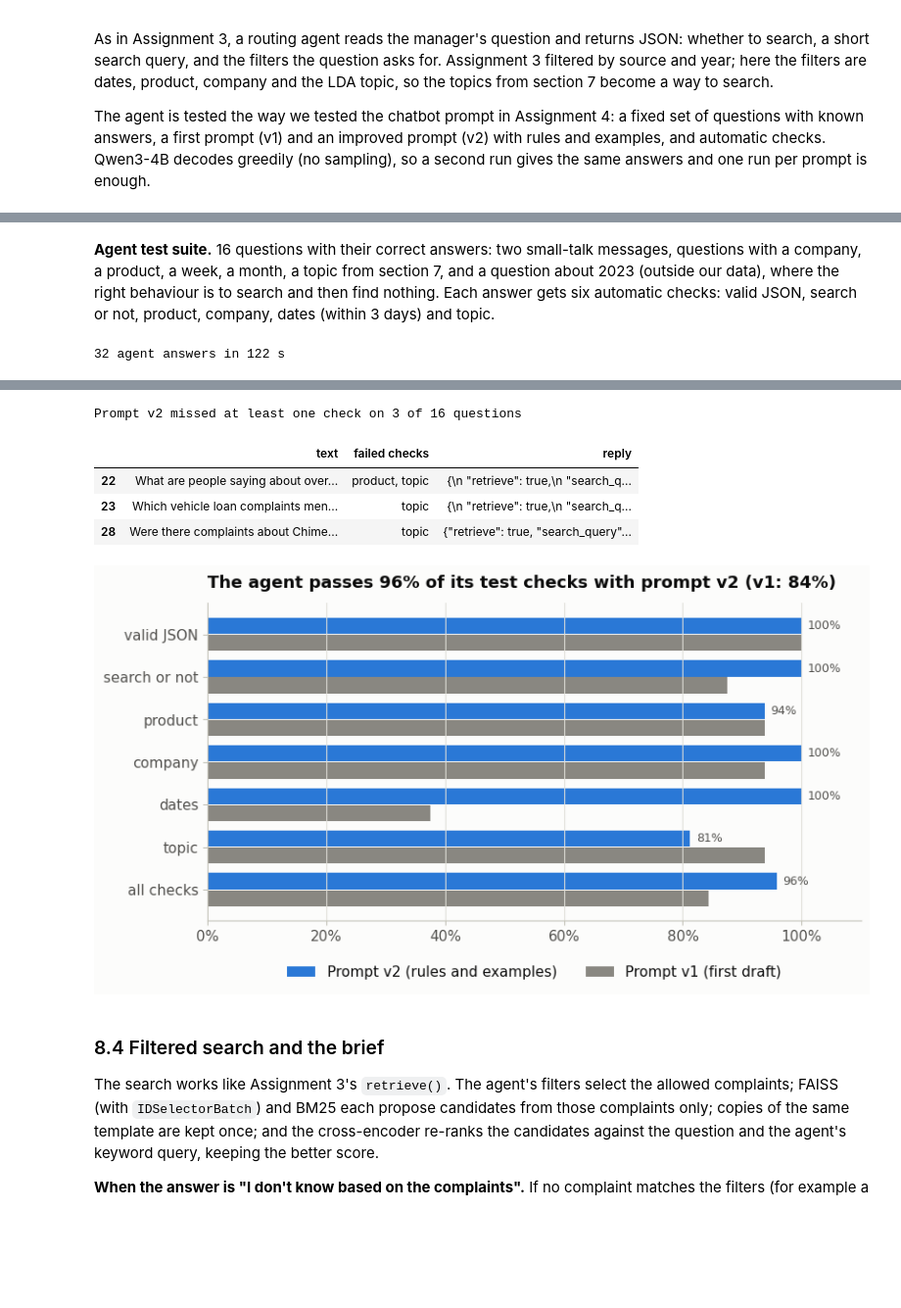
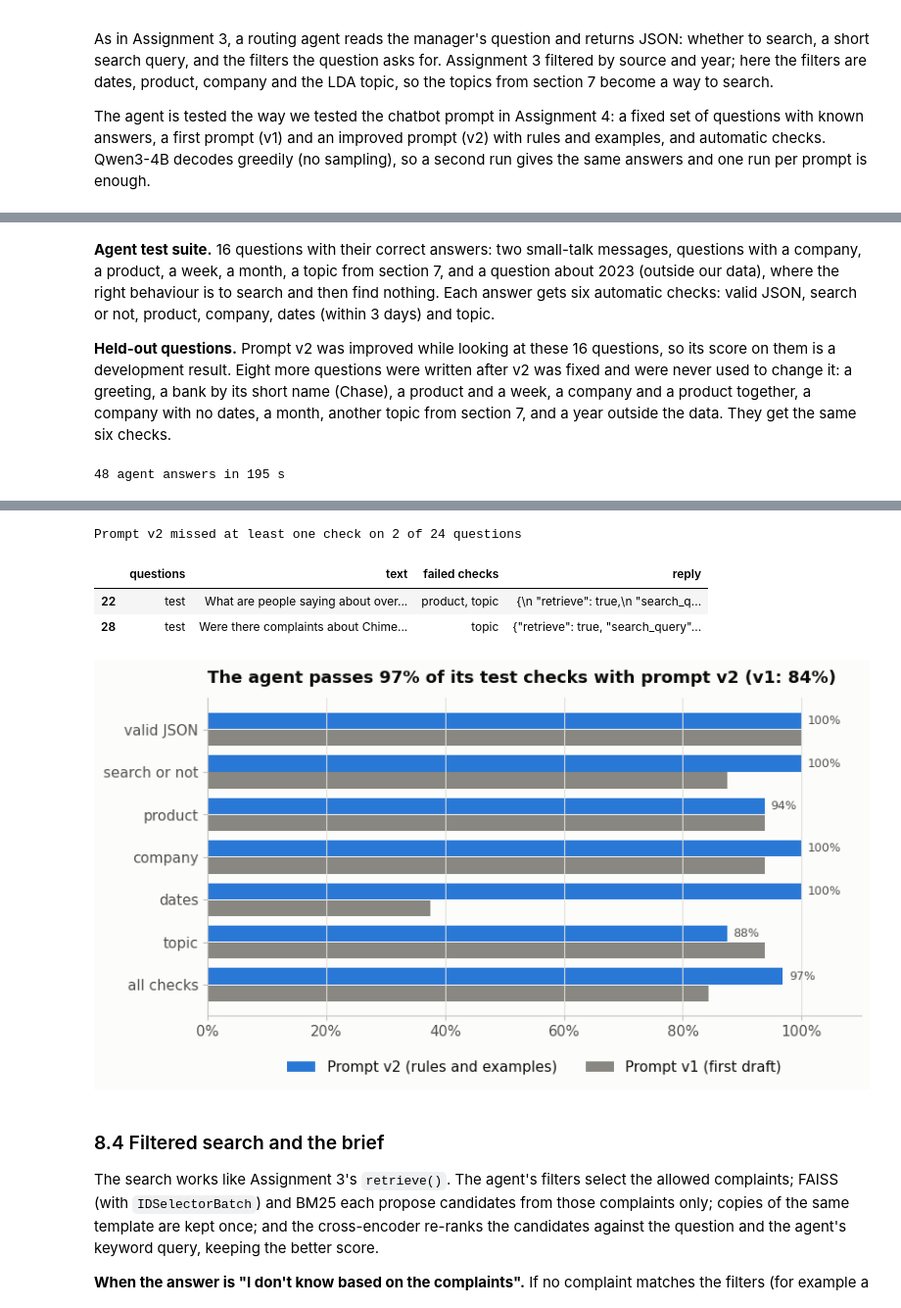
Before and after one commit to TedXpro/Introduction-To-Artificial-Intelligence-and-Machine-Learning-, a Jupyter notebook: FinalTermAssignment/Final_Project_Complaint_Intelligence.ipynb, the cells around one changed output, grey strips where cells are left out. Shown at 98% size. Cells and saved outputs as stored; diff of their text form; code cells hidden in the pictures; blank space fills up the shorter version.

```diff
--- a/FinalTermAssignment/Final_Project_Complaint_Intelligence.ipynb
+++ b/FinalTermAssignment/Final_Project_Complaint_Intelligence.ipynb
@@ -1124,8 +1325,9 @@ display(topic_table.style.format({"share of unique complaints": "{:.1%}", "share
 # %%
-u = df.loc[unique_ids]
+u = df.loc[test_idx]
 NMI = normalized_mutual_info_score(u["issue"], u["topic"])
 NMI_RANDOM = normalized_mutual_info_score(u["issue"], np.random.default_rng(SEED).permutation(u["topic"].to_numpy()))
-print(f"Agreement with the CFPB issue labels (NMI): {NMI:.3f}, random topics: {NMI_RANDOM:.3f}")
+print(f"Agreement with the CFPB issue labels on test complaints (NMI): {NMI:.3f}, "
+      f"untuned {UNTUNED_TEST_NMI:.3f}, random topics {NMI_RANDOM:.3f}")
 
 top_issues = u["issue"].value_counts().index[:8]
 heat = pd.crosstab(u["topic"], u["issue"], normalize="index").reindex(columns=top_issues, fill_value=0)
@@ -1671,6 +1887,8 @@ def agent_decide(question, prompt=None):
     }
 # %% [markdown]
 **Agent test suite.** 16 questions with their correct answers: two small-talk messages, questions with a company, a product, a week, a month, a topic from section 7, and a question about 2023 (outside our data), where the right behaviour is to search and then find nothing. Each answer gets six automatic checks: valid JSON, search or not, product, company, dates (within 3 days) and topic.
+
+**Held-out questions.** Prompt v2 was improved while looking at these 16 questions, so its score on them is a development result. Eight more questions were written after v2 was fixed and were never used to change it: a greeting, a bank by its short name (Chase), a product and a week, a company and a product together, a company with no dates, a month, another topic from section 7, and a year outside the data. They get the same six checks.
 # %%
 def week_of(day):
     start = pd.Timestamp(day)
@@ -1686,6 +1904,7 @@ ranked_alarms = alarm_review.sort_values("times normal", ascending=False)
 topic_a = int(ranked_alarms.iloc[0]["topic"]) if len(ranked_alarms) else int(df["topic"].mode()[0])
 week_a = ranked_alarms.iloc[0]["week"] if len(ranked_alarms) else pd.Timestamp("2025-01-13")
 topic_b = next(int(t) for t in df["topic"].value_counts().index if t != topic_a)
+topic_c = next(int(t) for t in df["topic"].value_counts().index if t not in (topic_a, topic_b))
 
 AGENT_TESTS = [
     ("Hello! What can you do?", False, None, None, None, None),
@@ -1714,6 +1933,20 @@ AGENT_TESTS = [
     ("Give me complaints about PayPal from the week of 3 March.", True, None, "Paypal Holdings, Inc",
      week_of("2025-03-03"), None),
 ]
+AGENT_TESTS_HELDOUT = [
+    ("Good morning!", False, None, None, None, None),
+    ("What did Chase customers complain about in February?", True, None, "JPMORGAN CHASE & CO.", month_of(2025, 2), None),
+    ("Were there mortgage complaints about escrow in the week of 8 September?", True, PRODUCTS[3], None,
+     week_of("2025-09-08"), None),
+    ("What did Citibank credit card customers report in July?", True, PRODUCTS[1], "CITIBANK, N.A.",
+     month_of(2025, 7), None),
+    ("What are Synchrony customers unhappy about?", True, None, "SYNCHRONY FINANCIAL", None, None),
+    ("Which vehicle loan complaints came in during December?", True, PRODUCTS[4], None, month_of(2025, 12), None),
+    (f"What were customers saying about {topic_names[topic_c].lower()} in May?", True, None, None, month_of(2025, 5),
+     topic_c),
+    ("What did Capital One customers report in 2024?", True, None, "CAPITAL ONE FINANCIAL CORPORATION",
+     (pd.Timestamp("2024-01-01"), pd.Timestamp("2024-12-31")), None),
+]
 CHECKS = ["valid JSON", "search or not", "product", "company", "dates", "topic"]
 
 
@@ -1738,29 +1971,39 @@ def run_checks(decision, case):
     }
 
 
-AGENT_V1 = AGENT_V2 = None
-agent_results = None
-if RUN_QWEN:
+def run_suite(tests):
     rows = []
-    start = time.time()
     for version, prompt in [("v1", AGENT_PROMPT_V1), ("v2", AGENT_PROMPT_V2)]:
-        for n, case in enumerate(AGENT_TESTS):
+        for n, case in enumerate(tests):
             decision = agent_decide(case[0], prompt)
             rows.append({"prompt": version, "question": n, "text": case[0], **run_checks(decision, case),
                          "reply": decision["reply"]})
-    agent_results = pd.DataFrame(rows)
-    pass_rates = agent_results.groupby("prompt")[CHECKS].mean().T
-    pass_rates.loc["all checks"] = pass_rates.mean()
+    results = pd.DataFrame(rows)
+    rates = results.groupby("prompt")[CHECKS].mean().T
+    rates.loc["all checks"] = rates.mean()
+    return results, rates
+
+
+AGENT_V1 = AGENT_V2 = AGENT_HELDOUT_V1 = AGENT_HELDOUT_V2 = None
+agent_results = heldout_results = None
+if RUN_QWEN:
+    start = time.time()
+    agent_results, pass_rates = run_suite(AGENT_TESTS)
+    heldout_results, heldout_rates = run_suite(AGENT_TESTS_HELDOUT)
     AGENT_V1, AGENT_V2 = pass_rates.loc["all checks", "v1"], pass_rates.loc["all checks", "v2"]
-    print(f"{len(agent_results)} agent answers in {time.time() - start:.0f} s")
-    display(pass_rates.style.format("{:.0%}"))
+    AGENT_HELDOUT_V1, AGENT_HELDOUT_V2 = heldout_rates.loc["all checks", "v1"], heldout_rates.loc["all checks", "v2"]
+    print(f"{len(agent_results) + len(heldout_results)} agent answers in {time.time() - start:.0f} s")
+    display(pd.concat({f"{len(AGENT_TESTS)} test questions": pass_rates,
+                       f"{len(AGENT_TESTS_HELDOUT)} held-out questions": heldout_rates}, axis=1).style.format("{:.0%}"))
 
-    v2 = agent_results[agent_results["prompt"] == "v2"].copy()
+    v2 = pd.concat([agent_results.assign(questions="test"), heldout_results.assign(questions="held-out")])
+    v2 = v2[v2["prompt"] == "v2"].copy()
     v2["failed checks"] = v2[CHECKS].apply(lambda r: ", ".join(c for c in CHECKS if not r[c]), axis=1)
     v2_failed = v2[v2["failed checks"] != ""]
-    print(f"Prompt v2 missed at least one check on {len(v2_failed)} of {len(AGENT_TESTS)} questions")
+    print(f"Prompt v2 missed at least one check on {len(v2_failed)} of {len(v2)} questions")
     if len(v2_failed):
-        display(v2_failed[["text", "failed checks", "reply"]].assign(reply=v2_failed["reply"].str.slice(0, 220)))
+        display(v2_failed[["questions", "text", "failed checks", "reply"]].assign(
+            reply=v2_failed["reply"].str.slice(0, 220)))
 
     fig, ax = plt.subplots(figsize=(9, 4.4))
     y = np.arange(len(pass_rates))
@@ -1780,4 +2023,4 @@ if RUN_QWEN:
 else:
     print("Agent tests skipped: Qwen3-4B needs a GPU runtime (RUN_QWEN = False)")
 # %% [output]
-32 agent answers in 122 s
+48 agent answers in 195 s
@@ -1792,9 +2036,8 @@ else:
-Prompt v2 missed at least one check on 3 of 16 questions
+Prompt v2 missed at least one check on 2 of 24 questions
-|  | text | failed checks | reply |
-| 22 | What are people saying about over... | product, topic | {\n "retrieve": true,\n "search_q... |
-| 23 | Which vehicle loan complaints men... | topic | {\n "retrieve": true,\n "search_q... |
-| 28 | Were there complaints about Chime... | topic | {"retrieve": true, "search_query"... |
+|  | questions | text | failed checks | reply |
+| 22 | test | What are people saying about over... | product, topic | {\n "retrieve": true,\n "search_q... |
+| 28 | test | Were there complaints about Chime... | topic | {"retrieve": true, "search_query"... |
-[figure, old version]
+[figure, new version]
 # %% [markdown]
 ### 8.4 Filtered search and the brief
 
```
Also changed, not shown: parts of 49 cells of this notebook, 8 other files.
